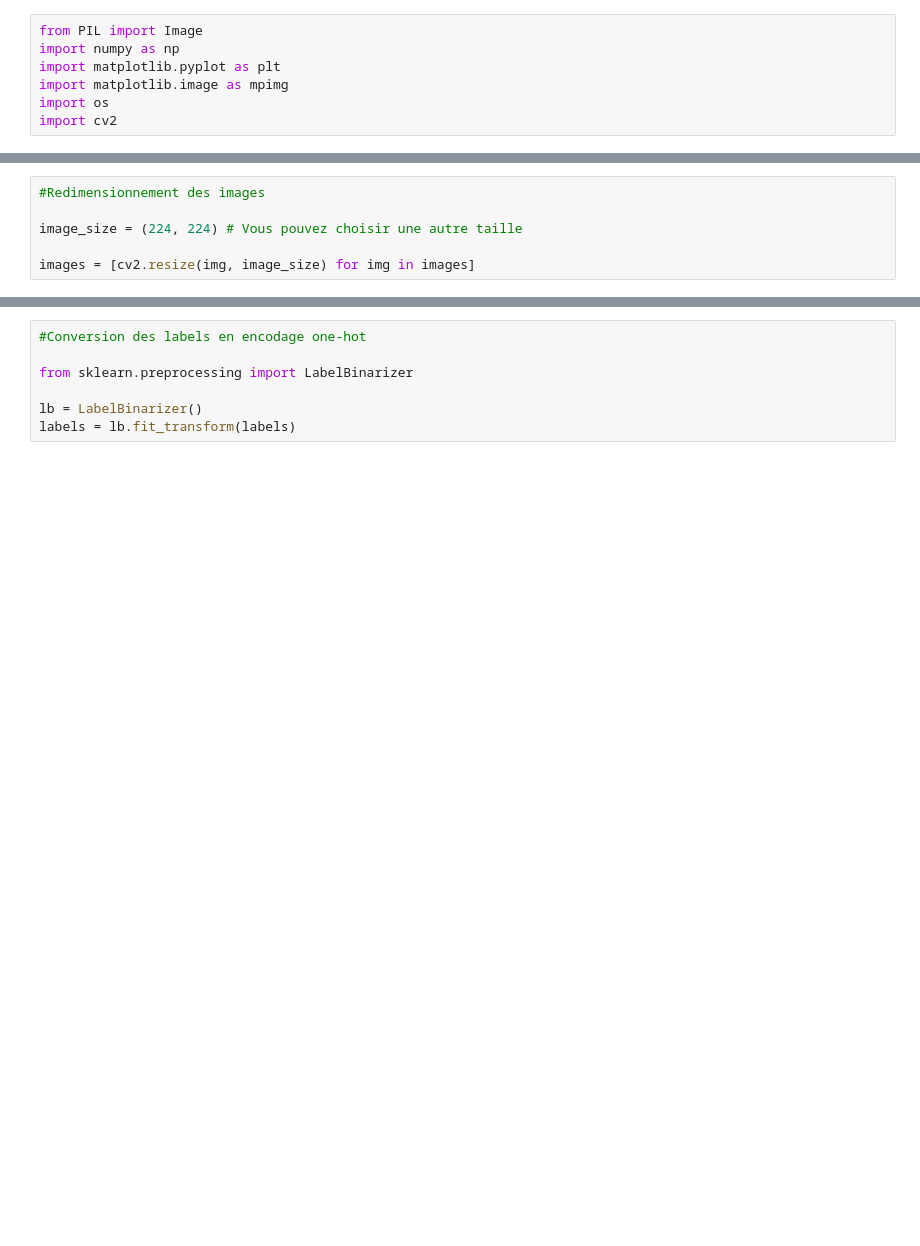
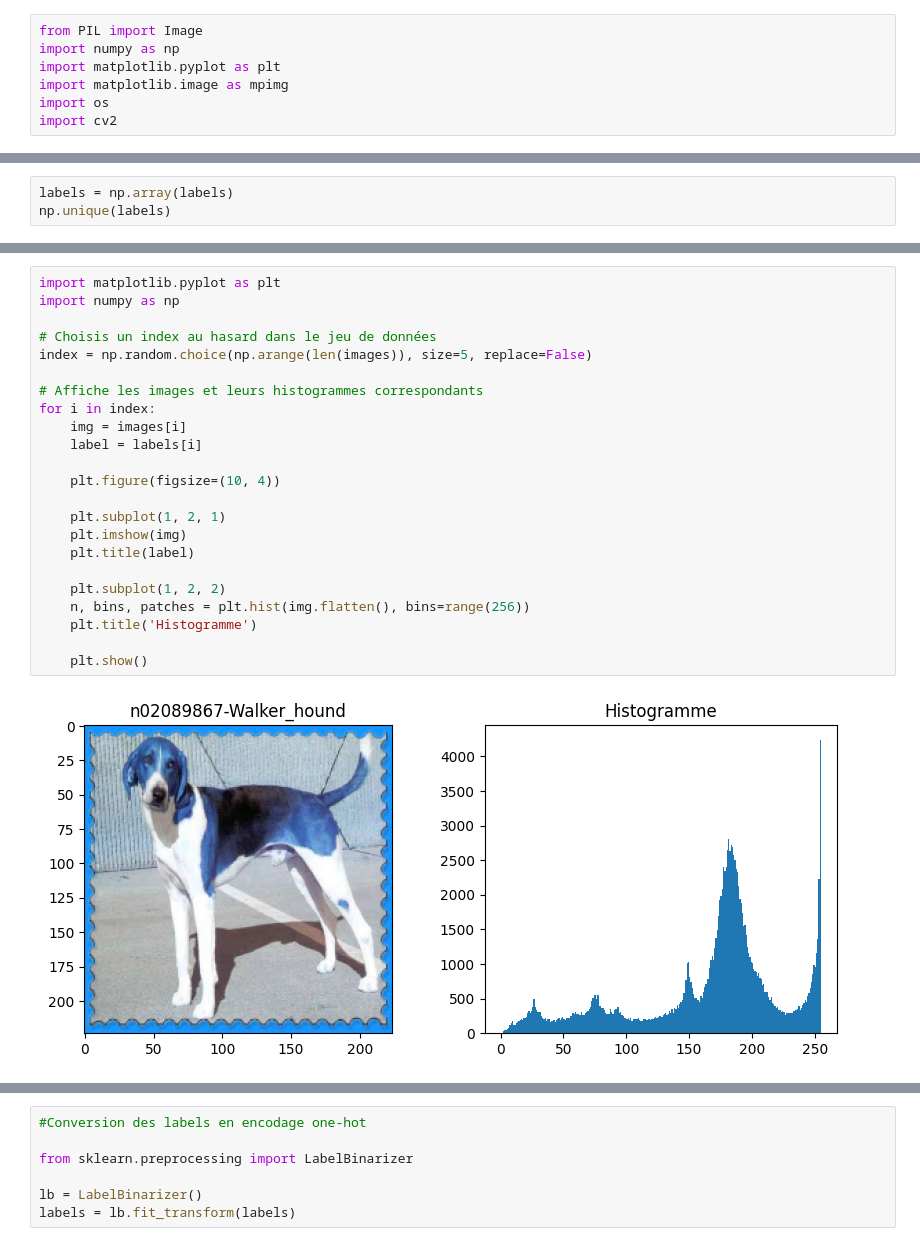
Before and after one commit to ThomasMeb/Classifier_Images_Chiens, a Jupyter notebook: Mebarki_Thomas_1_notebook.052023.ipynb, the cells around one changed output, grey strips where cells are left out. Cells and saved outputs as stored; diff of their text form; blank space fills up the shorter version.

```diff
--- a/Mebarki_Thomas_1_notebook.052023.ipynb
+++ b/Mebarki_Thomas_1_notebook.052023.ipynb
@@ -36,6 +67,3 @@ KeyboardInterrupt:
-# %%
-#Redimensionnement des images
-
-image_size = (224, 224) # Vous pouvez choisir une autre taille
-
-images = [cv2.resize(img, image_size) for img in images]
+# %%
+labels = np.array(labels)
+np.unique(labels)
@@ -41,0 +88,25 @@ images = [cv2.resize(img, image_size) for img in images]
+# %%
+import matplotlib.pyplot as plt
+import numpy as np
+
+# Choisis un index au hasard dans le jeu de données
+index = np.random.choice(np.arange(len(images)), size=5, replace=False)
+
+# Affiche les images et leurs histogrammes correspondants
+for i in index:
+    img = images[i]
+    label = labels[i]
+
+    plt.figure(figsize=(10, 4))
+
+    plt.subplot(1, 2, 1)
+    plt.imshow(img)
+    plt.title(label)
+
+    plt.subplot(1, 2, 2)
+    n, bins, patches = plt.hist(img.flatten(), bins=range(256))
+    plt.title('Histogramme')
+
+    plt.show()
+# %% [output]
+[figure, added]
```
Also changed, not shown: parts of 21 cells of this notebook, 1 other file.
